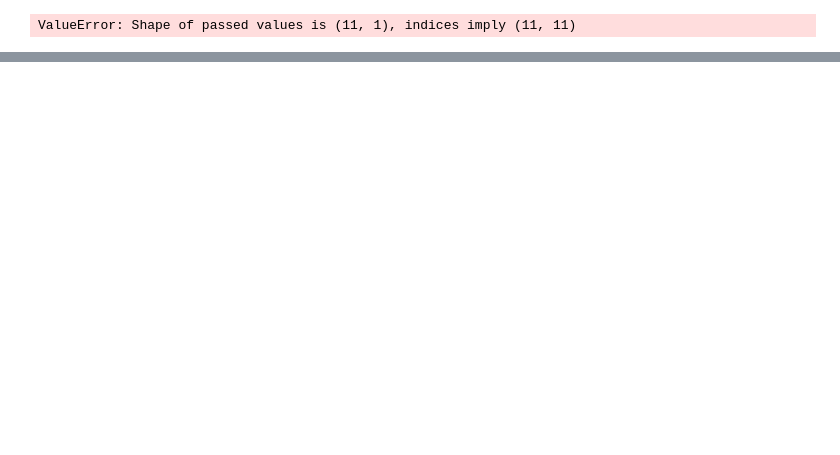
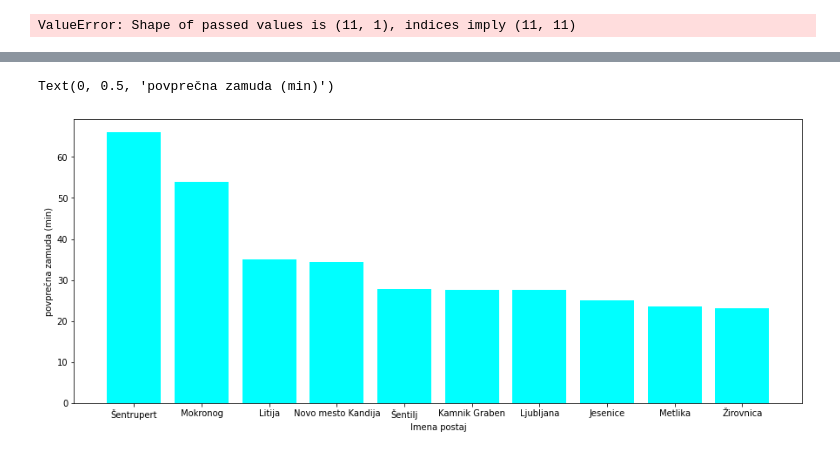
Before and after one commit to jh2851/-PR21JHKJNKSS, a Jupyter notebook: Zamude_vlakov.ipynb, the cells around one changed output, grey strips where cells are left out. Cells and saved outputs as stored; diff of their text form; code cells hidden in the pictures; blank space fills up the shorter version.

```diff
--- a/Zamude_vlakov.ipynb
+++ b/Zamude_vlakov.ipynb
@@ -408,0 +447,4 @@ plt.show()
+# %%
+for ts, tn, tt, si, dt, d in delays:
+    if (si == "43501"):
+        print (ts, tn, tt, si, dt, d)
@@ -408,0 +457,6 @@ plt.show()
+# %%
+povprecje = defaultdict(list)
+
+for d in (slovar, slovar3): # you can list as many input dicts as you want here
+    for key, value in d.items():
+        povprecje[key].append(value)
@@ -408,0 +467,9 @@ plt.show()
+# %%
+slovar4 = defaultdict(lambda: 0)
+
+for x in povprecje.items():
+    #print(x[1][0])
+    pop = int(x[1][0]) / int(x[1][1])
+    slovar4[x[0]] = pop
+
+print(slovar4)
@@ -408,0 +478,9 @@ plt.show()
+# %%
+zamude = defaultdict(lambda: 0)
+for x, y in slovar4.items():
+    zamude[nodes_dict[x]] = y
+
+sort = {k: v for k, v in sorted(zamude.items(), key=lambda y: y[1], reverse=True)[:10]}
+df = pd.DataFrame(sort.items(), columns =['Station', 'delay_avg'])
+
+df
@@ -408,0 +499,9 @@ plt.show()
+# %%
+plt.figure(figsize=(15, 6))
+#plt.xticks(rotation=90)
+plt.bar(sort.keys(), sort.values(), color="cyan")
+plt.xlabel("Imena postaj")
+plt.ylabel("povprečna zamuda (min)")
+# %% [output]
+Text(0, 0.5, 'povprečna zamuda (min)')
+[figure, added]
```
Also changed, not shown: parts of 12 cells of this notebook.
